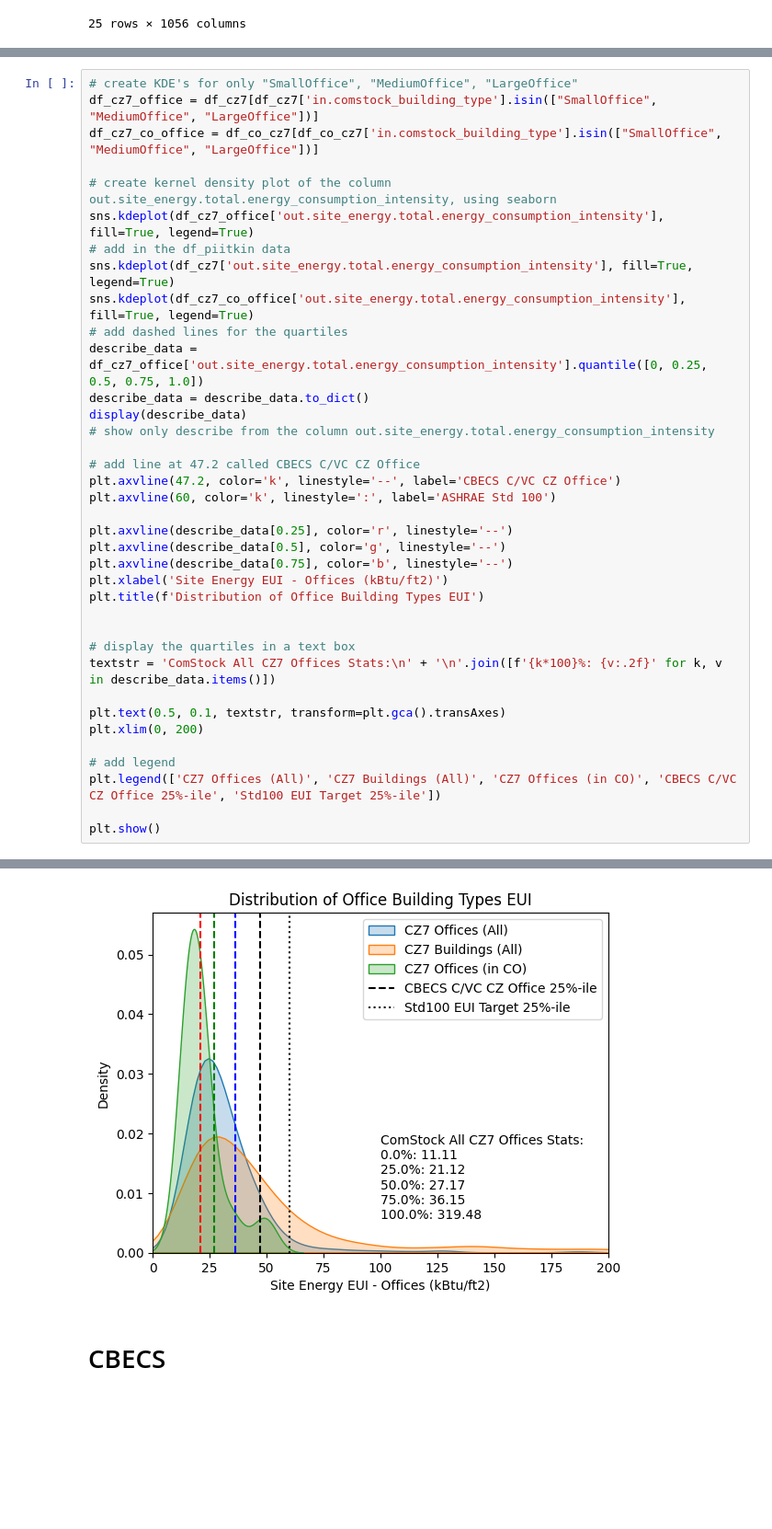
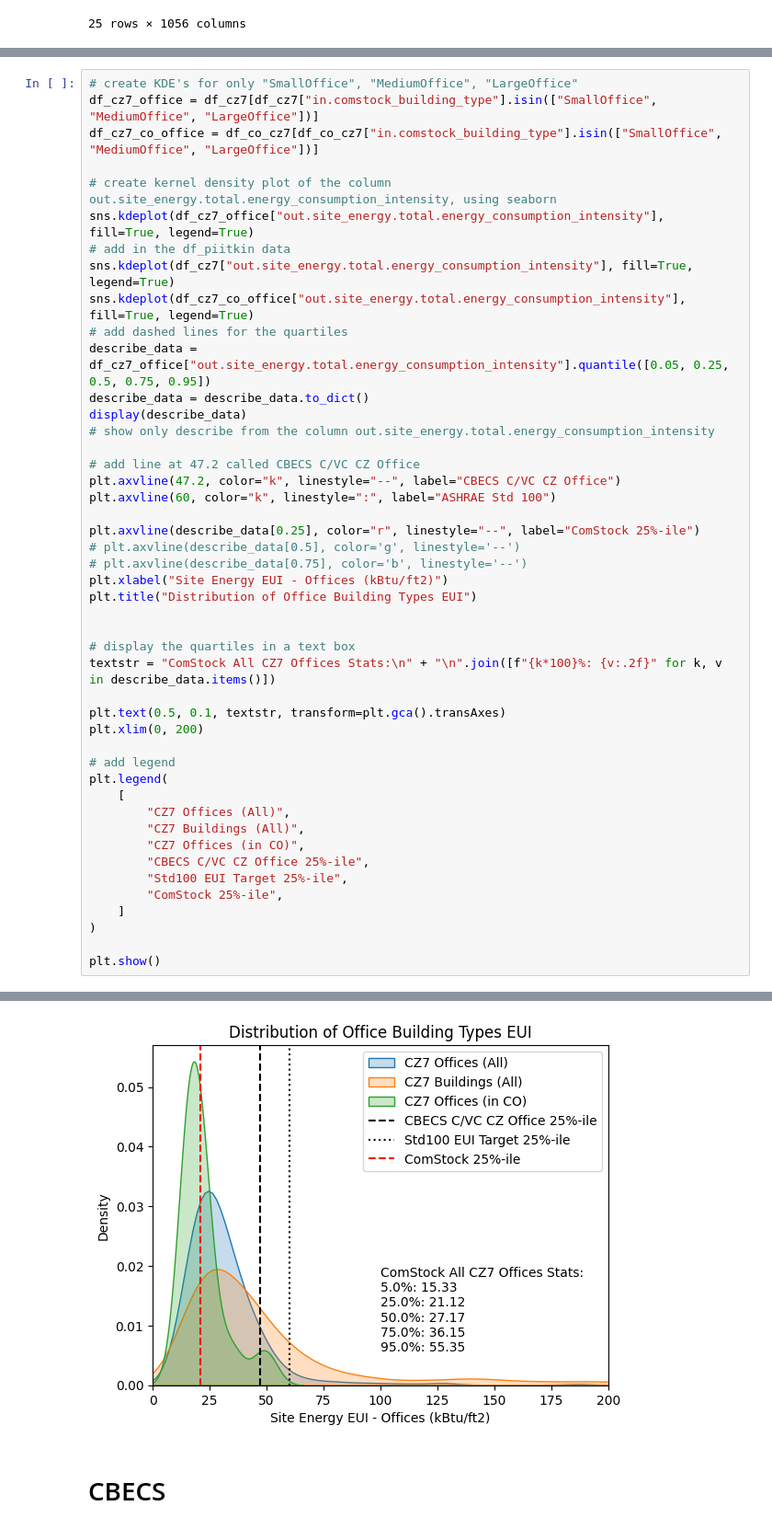
Before and after one commit to SEED-platform/compare-building-data, a Jupyter notebook: analysis.ipynb, the cells around one changed output, grey strips where cells are left out. Shown at 92% size. Saved outputs shown, nothing was run; the diff lists cells and outputs as text; blank space fills up the shorter version.

```diff
--- a/analysis.ipynb
+++ b/analysis.ipynb
@@ -168,39 +164,48 @@ This will become an error in seaborn v0.14.0; please update your code.
 [figure]
 # %%
 # create KDE's for only "SmallOffice", "MediumOffice", "LargeOffice"
-df_cz7_office = df_cz7[df_cz7['in.comstock_building_type'].isin(["SmallOffice", "MediumOffice", "LargeOffice"])]
-df_cz7_co_office = df_co_cz7[df_co_cz7['in.comstock_building_type'].isin(["SmallOffice", "MediumOffice", "LargeOffice"])]
+df_cz7_office = df_cz7[df_cz7["in.comstock_building_type"].isin(["SmallOffice", "MediumOffice", "LargeOffice"])]
+df_cz7_co_office = df_co_cz7[df_co_cz7["in.comstock_building_type"].isin(["SmallOffice", "MediumOffice", "LargeOffice"])]
 
 # create kernel density plot of the column out.site_energy.total.energy_consumption_intensity, using seaborn
-sns.kdeplot(df_cz7_office['out.site_energy.total.energy_consumption_intensity'], fill=True, legend=True)
+sns.kdeplot(df_cz7_office["out.site_energy.total.energy_consumption_intensity"], fill=True, legend=True)
 # add in the df_piitkin data
-sns.kdeplot(df_cz7['out.site_energy.total.energy_consumption_intensity'], fill=True, legend=True)
-sns.kdeplot(df_cz7_co_office['out.site_energy.total.energy_consumption_intensity'], fill=True, legend=True)
+sns.kdeplot(df_cz7["out.site_energy.total.energy_consumption_intensity"], fill=True, legend=True)
+sns.kdeplot(df_cz7_co_office["out.site_energy.total.energy_consumption_intensity"], fill=True, legend=True)
 # add dashed lines for the quartiles
-describe_data = df_cz7_office['out.site_energy.total.energy_consumption_intensity'].quantile([0, 0.25, 0.5, 0.75, 1.0])
+describe_data = df_cz7_office["out.site_energy.total.energy_consumption_intensity"].quantile([0.05, 0.25, 0.5, 0.75, 0.95])
 describe_data = describe_data.to_dict()
 display(describe_data)
 # show only describe from the column out.site_energy.total.energy_consumption_intensity
 
 # add line at 47.2 called CBECS C/VC CZ Office
-plt.axvline(47.2, color='k', linestyle='--', label='CBECS C/VC CZ Office')
-plt.axvline(60, color='k', linestyle=':', label='ASHRAE Std 100')
+plt.axvline(47.2, color="k", linestyle="--", label="CBECS C/VC CZ Office")
+plt.axvline(60, color="k", linestyle=":", label="ASHRAE Std 100")
 
-plt.axvline(describe_data[0.25], color='r', linestyle='--')
-plt.axvline(describe_data[0.5], color='g', linestyle='--')
-plt.axvline(describe_data[0.75], color='b', linestyle='--')
-plt.xlabel('Site Energy EUI - Offices (kBtu/ft2)')
-plt.title(f'Distribution of Office Building Types EUI')
+plt.axvline(describe_data[0.25], color="r", linestyle="--", label="ComStock 25%-ile")
+# plt.axvline(describe_data[0.5], color='g', linestyle='--')
+# plt.axvline(describe_data[0.75], color='b', linestyle='--')
+plt.xlabel("Site Energy EUI - Offices (kBtu/ft2)")
+plt.title("Distribution of Office Building Types EUI")
 
 
 # display the quartiles in a text box
-textstr = 'ComStock All CZ7 Offices Stats:\n' + '\n'.join([f'{k*100}%: {v:.2f}' for k, v in describe_data.items()])
+textstr = "ComStock All CZ7 Offices Stats:\n" + "\n".join([f"{k*100}%: {v:.2f}" for k, v in describe_data.items()])
 
 plt.text(0.5, 0.1, textstr, transform=plt.gca().transAxes)
 plt.xlim(0, 200)
 
 # add legend
-plt.legend(['CZ7 Offices (All)', 'CZ7 Buildings (All)', 'CZ7 Offices (in CO)', 'CBECS C/VC CZ Office 25%-ile', 'Std100 EUI Target 25%-ile'])
+plt.legend(
+    [
+        "CZ7 Offices (All)",
+        "CZ7 Buildings (All)",
+        "CZ7 Offices (in CO)",
+        "CBECS C/VC CZ Office 25%-ile",
+        "Std100 EUI Target 25%-ile",
+        "ComStock 25%-ile",
+    ]
+)
 
 plt.show()
 # %% [output]
@@ -212,4 +217,4 @@ plt.show()
-[figure, old version]
+[figure, new version]
 # %% [markdown]
 # CBECS
 # %%
```
Also changed, not shown: parts of 10 cells of this notebook, 8 other files.
